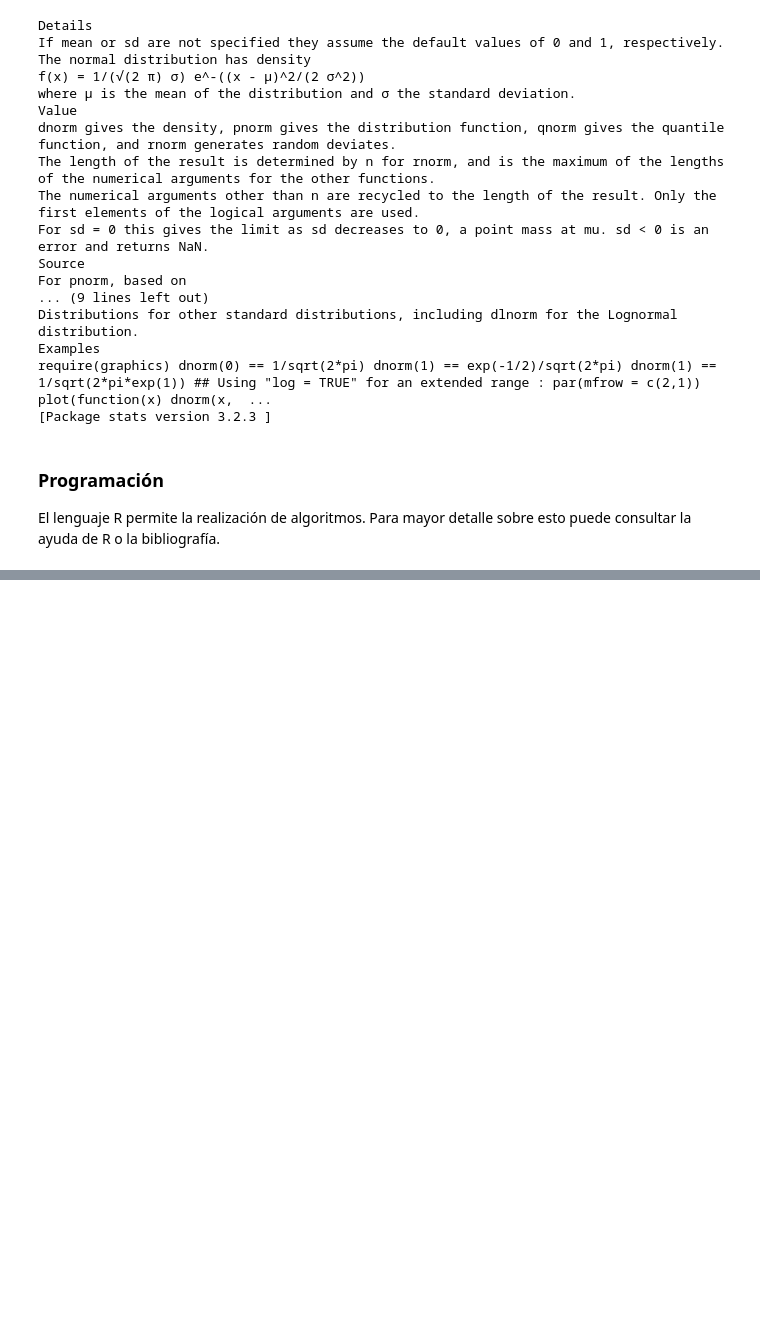
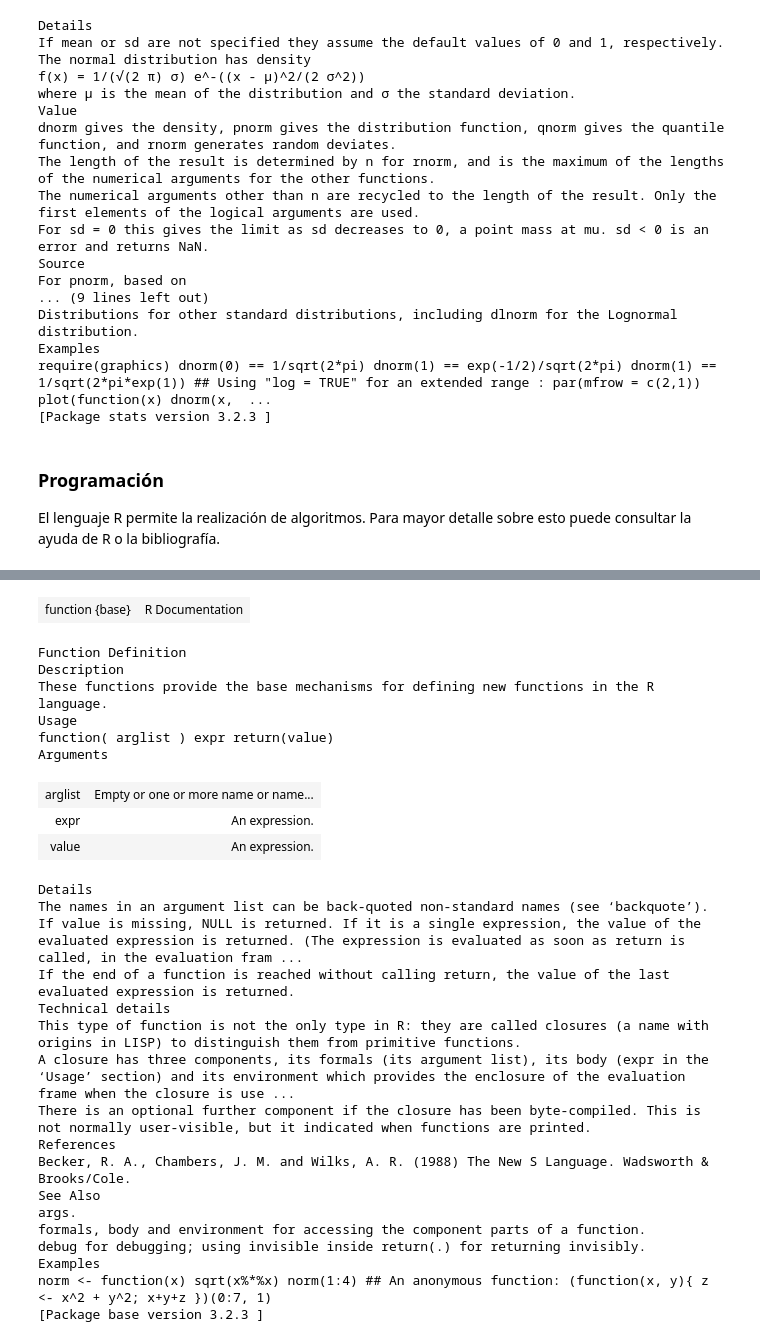
Before and after one commit to cosmoscalibur/hcomputacionales_udem, a Jupyter notebook: R_basico.ipynb, the cells around one changed output, grey strips where cells are left out. Saved outputs shown, nothing was run; the diff lists cells and outputs as text; code cells hidden in the pictures; blank space fills up the shorter version.

```diff
--- a/R_basico.ipynb
+++ b/R_basico.ipynb
@@ -398,6 +472,36 @@ sys.source which is a streamlined version to source a file into an environment.
 Examples
 ## If you want to source() a bunch of files, something like ## the following may be useful: sourceDir <- function(path, trace = TRUE, ...) { for (nm in list.files(path, pattern = "[.][RrSsQq]$")) { if ...
 [Package base version 3.2.3 ]
+# %%
+help("function")
+# %% [output]
+| function {base} | R Documentation |
+Function Definition
+Description
+These functions provide the base mechanisms for defining new functions in the R language.
+Usage
+function( arglist ) expr return(value)
+Arguments
+| arglist | Empty or one or more name or name... |
+| expr | An expression. |
+| value | An expression. |
+Details
+The names in an argument list can be back-quoted non-standard names (see ‘backquote’).
+If value is missing, NULL is returned. If it is a single expression, the value of the evaluated expression is returned. (The expression is evaluated as soon as return is called, in the evaluation fram ...
+If the end of a function is reached without calling return, the value of the last evaluated expression is returned.
+Technical details
+This type of function is not the only type in R: they are called closures (a name with origins in LISP) to distinguish them from primitive functions.
+A closure has three components, its formals (its argument list), its body (expr in the ‘Usage’ section) and its environment which provides the enclosure of the evaluation frame when the closure is use ...
+There is an optional further component if the closure has been byte-compiled. This is not normally user-visible, but it indicated when functions are printed.
+References
+Becker, R. A., Chambers, J. M. and Wilks, A. R. (1988) The New S Language. Wadsworth & Brooks/Cole.
+See Also
+args.
+formals, body and environment for accessing the component parts of a function.
+debug for debugging; using invisible inside return(.) for returning invisibly.
+Examples
+norm <- function(x) sqrt(x%*%x) norm(1:4) ## An anonymous function: (function(x, y){ z <- x^2 + y^2; x+y+z })(0:7, 1)
+[Package base version 3.2.3 ]
 # %% [markdown]
 ## Bibliografía
 
```
Also changed, not shown: parts of 28 cells of this notebook.
